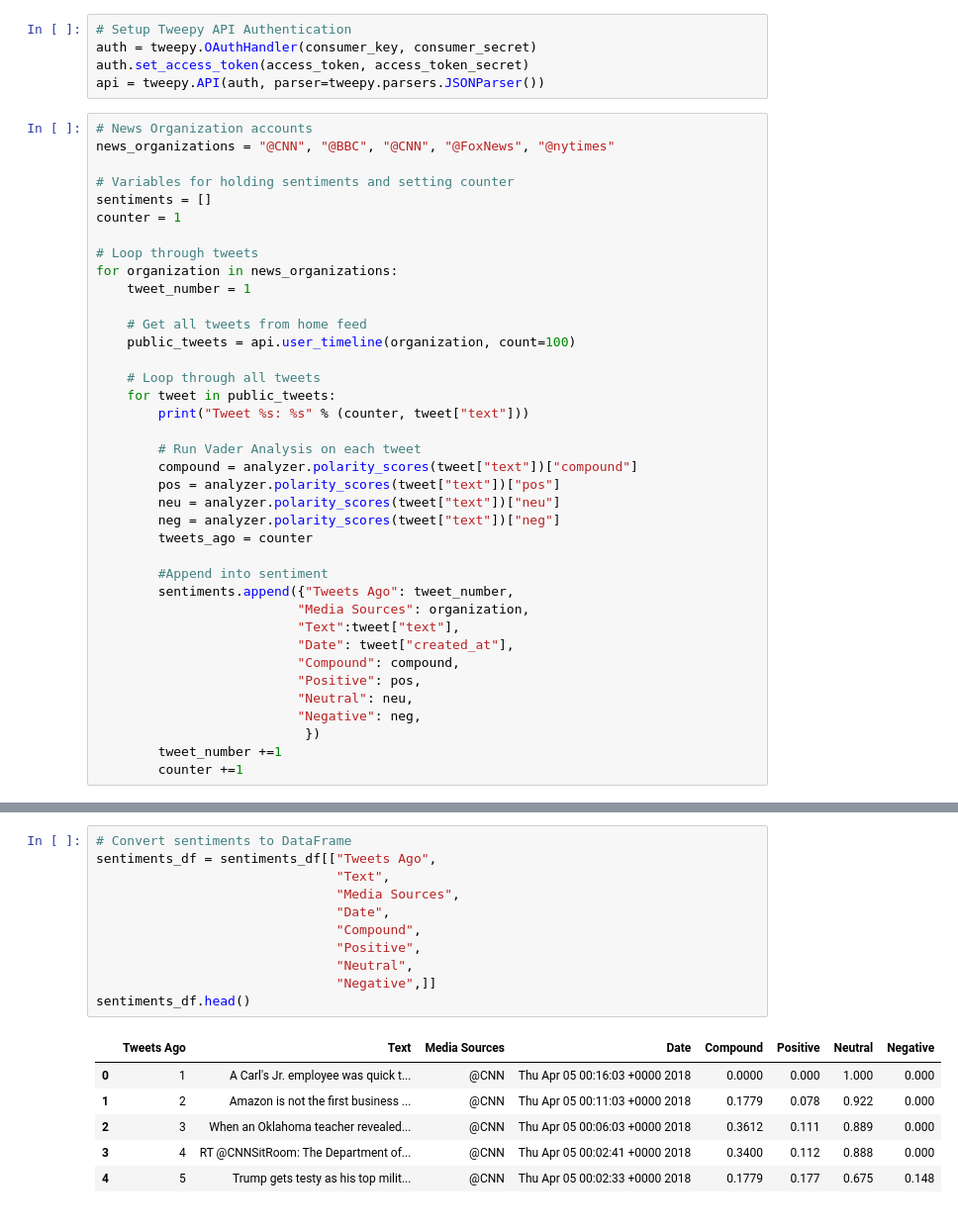
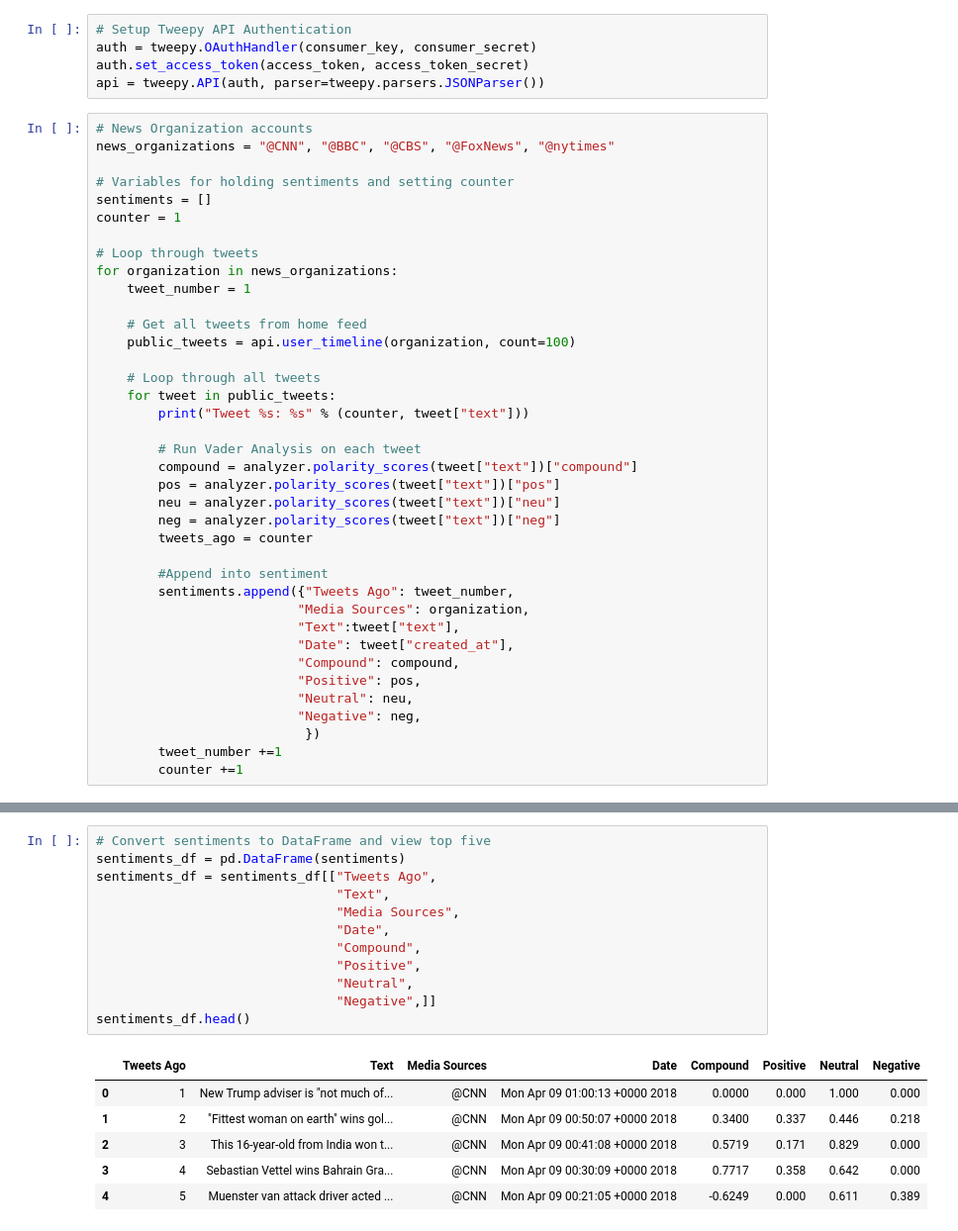
Before and after one commit to malvika/social-analytics, a Jupyter notebook: NewsMood.ipynb, the cells around one changed output, grey strips where cells are left out. Shown: that part at 99% size. Saved outputs shown, nothing was run; the diff lists cells and outputs as text.

```diff
--- a/NewsMood.ipynb
+++ b/NewsMood.ipynb
@@ -21,7 +21,7 @@ auth.set_access_token(access_token, access_token_secret)
 api = tweepy.API(auth, parser=tweepy.parsers.JSONParser())
 # %%
 # News Organization accounts
-news_organizations = "@CNN", "@BBC", "@CNN", "@FoxNews", "@nytimes"
+news_organizations = "@CNN", "@BBC", "@CBS", "@FoxNews", "@nytimes"
 
 # Variables for holding sentiments and setting counter
 sentiments = []
@@ -78,18 +78,19 @@ Tweet 500: Video: President Trump said he will send the military to guard the Un
 # %%
-# Convert sentiments to DataFrame
+# Convert sentiments to DataFrame and view top five
+sentiments_df = pd.DataFrame(sentiments)
 sentiments_df = sentiments_df[["Tweets Ago",
                                "Text",
                                "Media Sources",
                                "Date",
                                "Compound",
                                "Positive",
                                "Neutral",
                                "Negative",]]
 sentiments_df.head()
 # %% [output]
 |  | Tweets Ago | Text | Media Sources | Date | Compound | Positive | Neutral | Negative |
-| 0 | 1 | A Carl's Jr. employee was quick t... | @CNN | Thu Apr 05 00:16:03 +0000 2018 | 0.0000 | 0.000 | 1.000 | 0.000 |
-| 1 | 2 | Amazon is not the first business ... | @CNN | Thu Apr 05 00:11:03 +0000 2018 | 0.1779 | 0.078 | 0.922 | 0.000 |
-| 2 | 3 | When an Oklahoma teacher revealed... | @CNN | Thu Apr 05 00:06:03 +0000 2018 | 0.3612 | 0.111 | 0.889 | 0.000 |
-| 3 | 4 | RT @CNNSitRoom: The Department of... | @CNN | Thu Apr 05 00:02:41 +0000 2018 | 0.3400 | 0.112 | 0.888 | 0.000 |
-| 4 | 5 | Trump gets testy as his top milit... | @CNN | Thu Apr 05 00:02:33 +0000 2018 | 0.1779 | 0.177 | 0.675 | 0.148 |
+| 0 | 1 | New Trump adviser is "not much of... | @CNN | Mon Apr 09 01:00:13 +0000 2018 | 0.0000 | 0.000 | 1.000 | 0.000 |
+| 1 | 2 | "Fittest woman on earth" wins gol... | @CNN | Mon Apr 09 00:50:07 +0000 2018 | 0.3400 | 0.337 | 0.446 | 0.218 |
+| 2 | 3 | This 16-year-old from India won t... | @CNN | Mon Apr 09 00:41:08 +0000 2018 | 0.5719 | 0.171 | 0.829 | 0.000 |
+| 3 | 4 | Sebastian Vettel wins Bahrain Gra... | @CNN | Mon Apr 09 00:30:09 +0000 2018 | 0.7717 | 0.358 | 0.642 | 0.000 |
+| 4 | 5 | Muenster van attack driver acted ... | @CNN | Mon Apr 09 00:21:05 +0000 2018 | -0.6249 | 0.000 | 0.611 | 0.389 |
```
Also changed, not shown: parts of 6 cells of this notebook, 3 other files.
